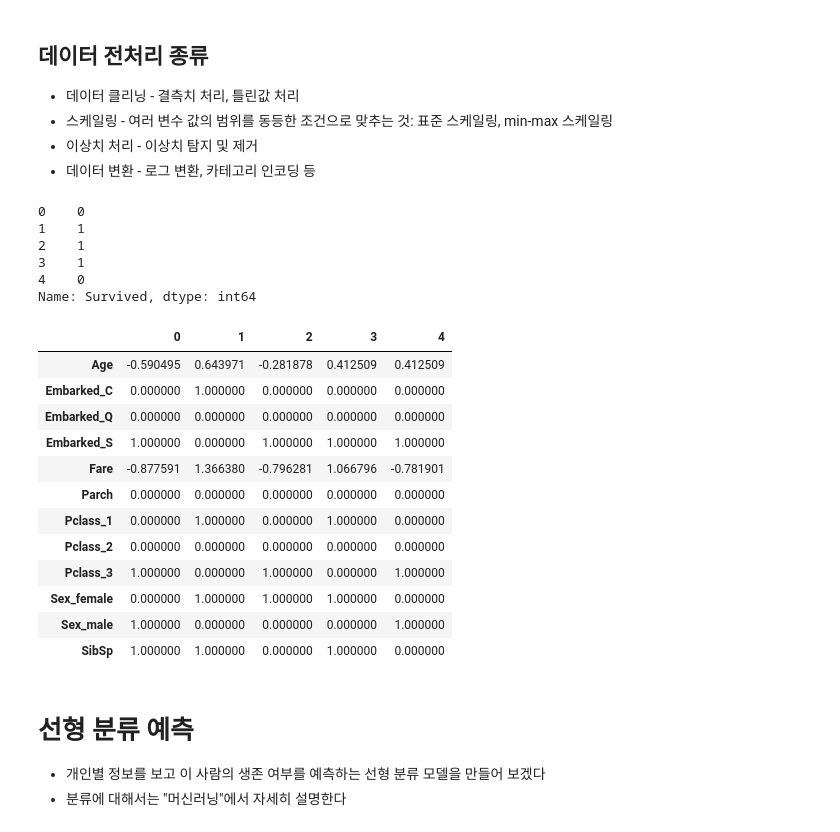
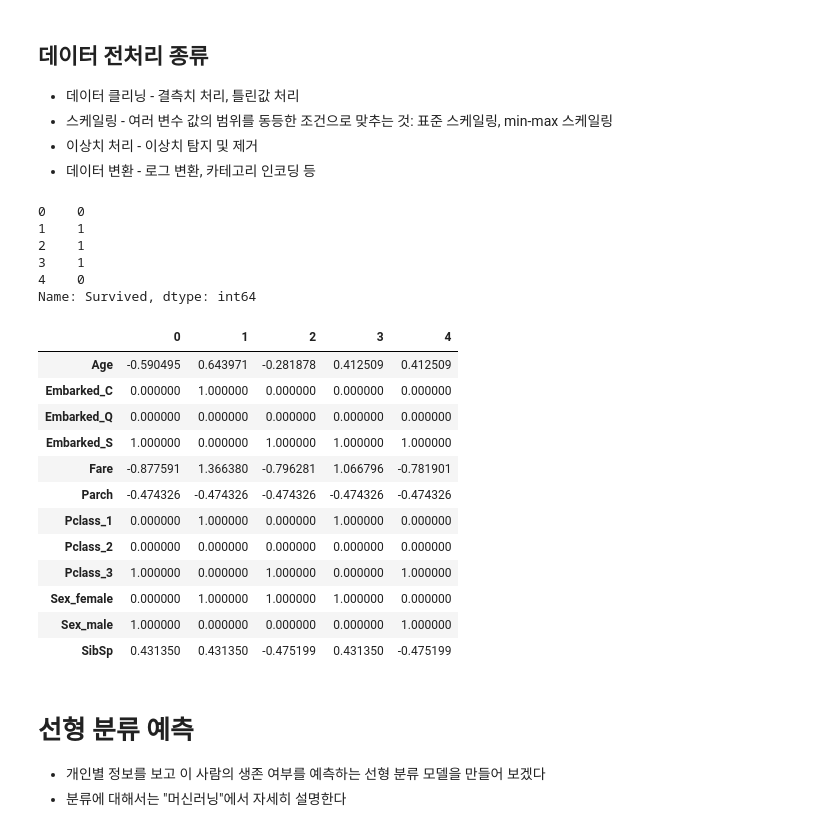
Before and after one commit to HSChoo/test1, a Jupyter notebook: e_51_ML_Intro.ipynb, the cells around one changed output. Drawn from its saved outputs; the diff is of its cells as text; code cells hidden in the pictures.

```diff
--- a/e_51_ML_Intro.ipynb
+++ b/e_51_ML_Intro.ipynb
@@ -103,41 +103,41 @@ df = df[df.columns.difference(['PassengerId','Name','Ticket','Cabin'])]
 # 선실등급, 성별, 항구명을 원핫 인코딩한다
 df = pd.get_dummies(df, columns=['Pclass','Sex','Embarked'])
 
 # 요금(Fare)은 로그를 취한 값을 사용한다
 df["Fare"] = np.log(df.Fare +1)
 
 # 연속형 변수에 표준 스케일링을 적용한다
 from sklearn.preprocessing import StandardScaler
 scaler = StandardScaler()
-df.loc[:][['Age','Fare','SibSp','Parch']] = scaler.fit_transform(df[['Age','Fare','SibSp','Parch']])
+df[['Age','Fare','SibSp','Parch']] = scaler.fit_transform(df[['Age','Fare','SibSp','Parch']])
 
 # 데이터분석에 사용할 X와 y 얻기
 X = df[df.columns.difference(['Survived'])]
 y = df.Survived
 
 # X, y 확인하기
 print(y[:5])
 X[:5].T
 # %% [output]
 0    0
 1    1
 2    1
 3    1
 4    0
 Name: Survived, dtype: int64
 |  | 0 | 1 | 2 | 3 | 4 |
 | Age | -0.590495 | 0.643971 | -0.281878 | 0.412509 | 0.412509 |
 | Embarked_C | 0.000000 | 1.000000 | 0.000000 | 0.000000 | 0.000000 |
 | Embarked_Q | 0.000000 | 0.000000 | 0.000000 | 0.000000 | 0.000000 |
 | Embarked_S | 1.000000 | 0.000000 | 1.000000 | 1.000000 | 1.000000 |
 | Fare | -0.877591 | 1.366380 | -0.796281 | 1.066796 | -0.781901 |
-| Parch | 0.000000 | 0.000000 | 0.000000 | 0.000000 | 0.000000 |
+| Parch | -0.474326 | -0.474326 | -0.474326 | -0.474326 | -0.474326 |
 | Pclass_1 | 0.000000 | 1.000000 | 0.000000 | 1.000000 | 0.000000 |
 | Pclass_2 | 0.000000 | 0.000000 | 0.000000 | 0.000000 | 0.000000 |
 | Pclass_3 | 1.000000 | 0.000000 | 1.000000 | 0.000000 | 1.000000 |
 | Sex_female | 0.000000 | 1.000000 | 1.000000 | 1.000000 | 0.000000 |
 | Sex_male | 1.000000 | 0.000000 | 0.000000 | 0.000000 | 1.000000 |
-| SibSp | 1.000000 | 1.000000 | 0.000000 | 1.000000 | 0.000000 |
+| SibSp | 0.431350 | 0.431350 | -0.475199 | 0.431350 | -0.475199 |
 # %% [markdown]
 # 선형 분류 예측
 - 개인별 정보를 보고 이 사람의 생존 여부를 예측하는 선형 분류 모델을 만들어 보겠다
```
